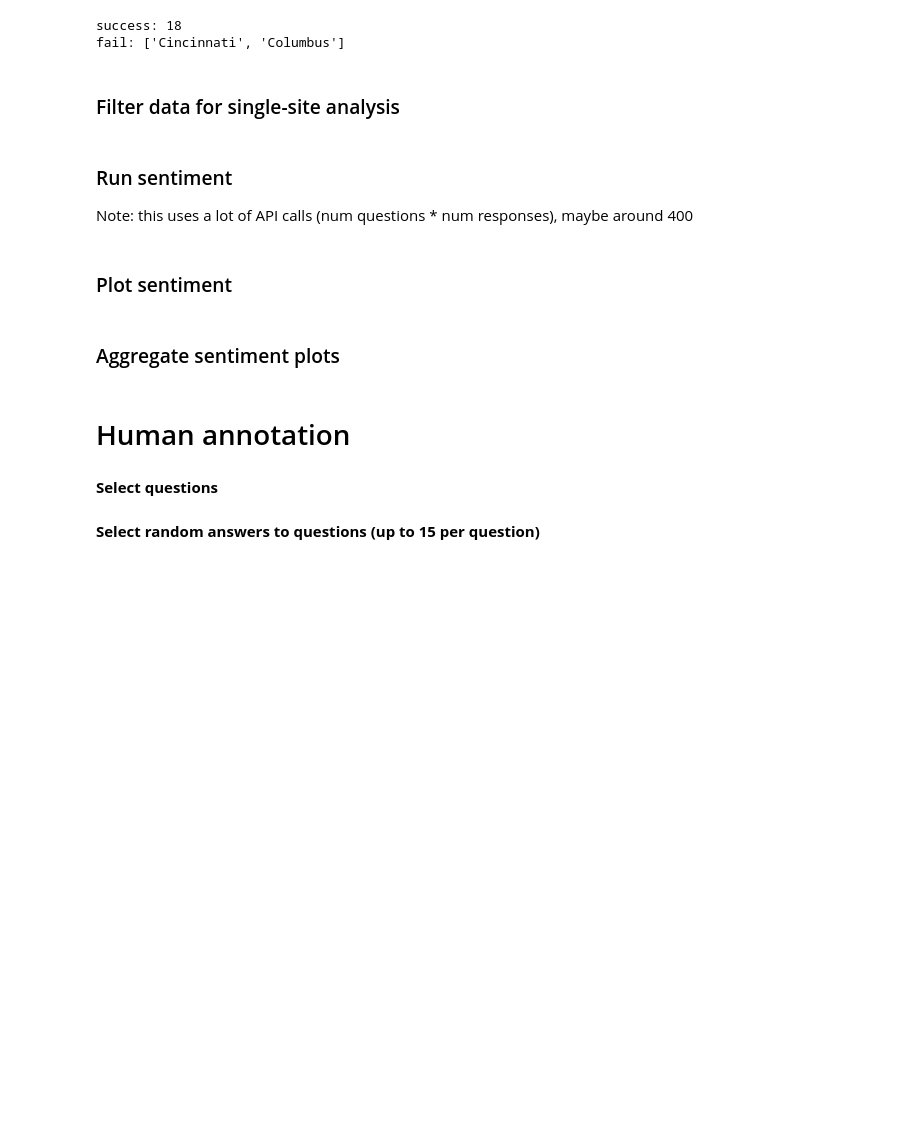
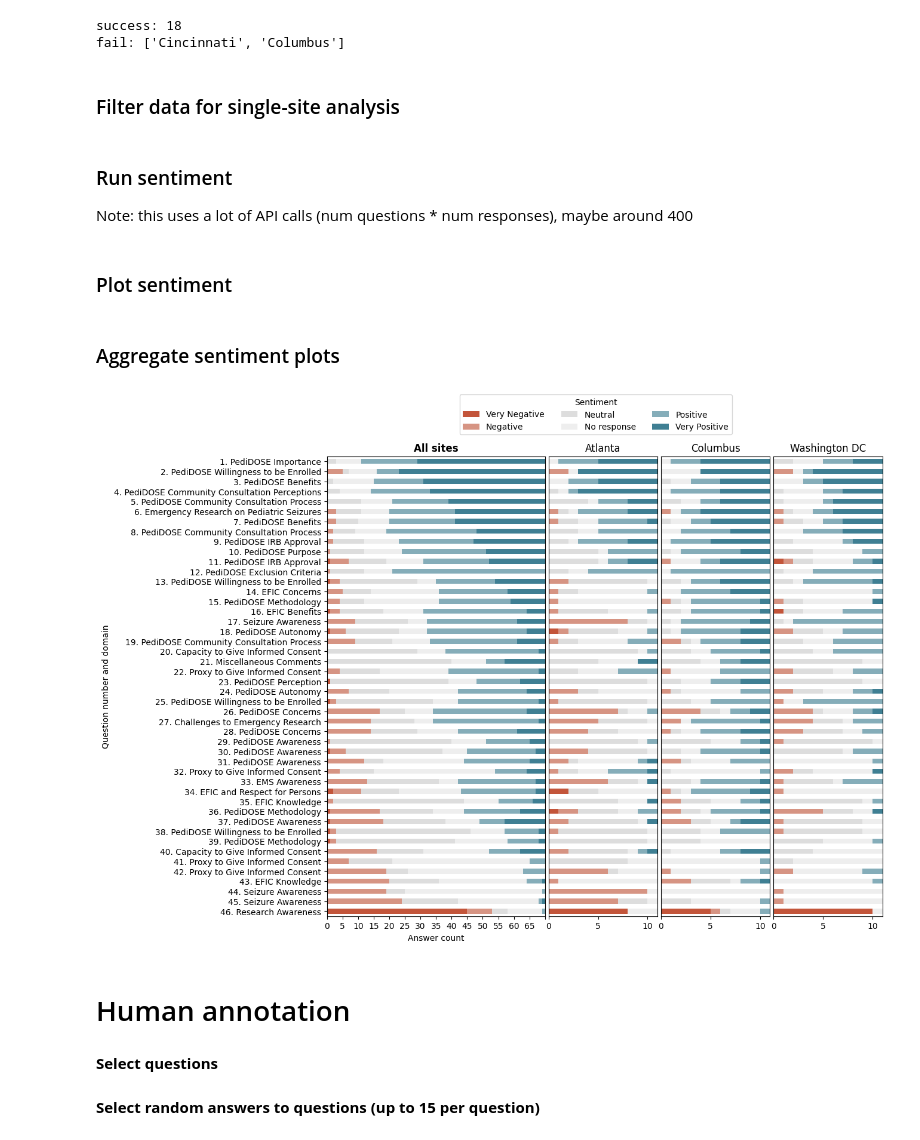
Before and after one commit to csinva/pedidose-efic-analysis, a Jupyter notebook: notebooks/01_sentiment_site_level.ipynb, the cells around one changed output. Drawn from its saved outputs; the diff is of its cells as text; code cells hidden in the pictures; blank space fills up the shorter version.

```diff
--- a/notebooks/01_sentiment_site_level.ipynb
+++ b/notebooks/01_sentiment_site_level.ipynb
@@ -18,5 +18,9 @@ import data
 import joblib
 from matplotlib.gridspec import GridSpec
 from scipy.stats import spearmanr
+LEVELS = ['Very Negative', 'Negative', 'Neutral',
+          'No response', 'Positive', 'Very Positive']
 files_dict = data.load_files_dict_single_site()
+
+# NOTE: CHARLOTE FIRST 4 COLS HAVE TO BE COPIED OVER
 # %% [output]
@@ -29,14 +32,15 @@ fail: ['Cincinnati', 'Columbus']
 # %%
 # checkpoint = 'meta-llama/Llama-2-7b-hf'
 # checkpoint = 'meta-llama/Llama-2-70b-hf'
-# checkpoint = 'gpt-4'  # gpt-35-turbo
+checkpoint = 'gpt-4'  # gpt-35-turbo
 # checkpoint = 'gpt-35-turbo'
-checkpoint = 'mistralai/Mistral-7B-v0.1'
+# checkpoint = 'mistralai/Mistral-7B-v0.1'
 
 
-site = 'Atlanta'
+# site = 'Atlanta'
 # site = 'Columbus'
 # site = 'WashingtonDC'
+site = 'Charlotte'  # Houston, Portland
 df = files_dict[site]
 qs, responses_df, themes_df = data.split_single_site_df(df)
 # %% [markdown]
@@ -129,7 +140,9 @@ plt.show()
 ### Aggregate sentiment plots
 # %%
 sent_dfs = []
-sites = ['Atlanta', 'Columbus', 'WashingtonDC']
+#
+sites = ['Atlanta', 'Columbus', 'WashingtonDC'] + \
+    ['Charlotte', 'Houston', 'Portland']
 for site in sites:
     sent_df = joblib.load(
         join(data.PROCESSED_DIR, f'sent_df_{site}_gpt-4.pkl'))
@@ -139,46 +152,50 @@ for site in sites:
 sum_df = pd.concat(sent_dfs).groupby(level=0).sum()
 
 # make plot
-levels = ['Very Negative', 'Negative', 'Neutral',
-          'No response', 'Positive', 'Very Positive']
-sum_df = sum_df.sort_values(by=levels, ascending=False)
-sum_index_sorted = sum_df.index
+# sum_df = sum_df.sort_values(by=LEVELS, ascending=False)
+# sum_index_sorted = sum_df.index
+mean = -2 * sum_df['Very Negative'] + -1 * sum_df['Negative'] + \
+    1 * sum_df['Positive'] + 2 * sum_df['Very Positive']
+sum_index_sorted = mean.sort_values().index
+sum_df = sum_df.reindex(sum_index_sorted)
+
 colors = sns.diverging_palette(20, 220, n=6).as_hex()
 colors = colors[:2] + ['#ddd', '#eee'] + colors[-2:]
 
 fig = plt.figure(figsize=(12, 10))
 gs = GridSpec(1, 4, width_ratios=[2, 1, 1, 1], wspace=0.025)
 
 
 # first plot
 ax1 = fig.add_subplot(gs[0])
 sum_df.plot(kind='barh', stacked=True, color=colors, ax=ax1, legend=False)
 plt.xlim(0, sum_df.sum(axis=1).max())
+# remove label for final xtick
+labels = [str(i) if i % 5 == 0 else '' for i in range(
+    0, int(sum_df.sum(axis=1).max()) + 1, 5)]
+labels[-1] = ''
+plt.xticks(range(0, int(sum_df.sum(axis=1).max()) + 1, 5),
+           labels=labels)
 plt.yticks(range(46),
            labels=[f'{len(sent_df) - i}. {v}' for i, v in enumerate(
-               df['Domain'].values[sent_df.index.values])])
+               df['Domain'].values[sum_df.index.values])])
 fig.legend(bbox_to_anchor=(0.5, 0.95), loc='center', ncol=3, title='Sentiment')
 plt.xlabel('Answer count')
 plt.title('All sites', fontweight='bold')
 plt.ylabel('Question number and domain')
 
-for i, site in enumerate(sites):
+sites_examples = ['Atlanta', 'Columbus', 'WashingtonDC']
+for i, site in enumerate(sites_examples):
     ax = fig.add_subplot(gs[i+1])
     sent_df = sent_dfs[i]
     sent_df = sent_df.reindex(sum_index_sorted)
     sent_df.plot(kind='barh', stacked=True, color=colors, ax=ax, legend=False)
     plt.xlim(0, sent_df.sum(axis=1).max())
     plt.yticks([])
     plt.ylabel('')
     plt.title(data.RENAME_SITE_DICT.get(site, site))
 plt.savefig(f'../figs/sentiment_agg.pdf', bbox_inches='tight')
 plt.savefig(f'../figs/sentiment_agg.png', bbox_inches='tight', dpi=300)
 plt.show()
-
-# no limit display
-with pd.option_context('display.max_rows', None, 'display.max_colwidth', None):
-    d = df.iloc[sum_index_sorted][::-1][['Domain', 'Subcategory']]
-    d['Question order'] = d.index
-    d.insert(loc=0, column='Question number', value=np.arange(1, len(d) + 1))
-    # display(d)
-    d.to_csv('../figs/question_list.csv', index=False)
+# %% [output]
+[figure, added]
```
Also changed, not shown: parts of 6 cells of this notebook, 8 other files.
